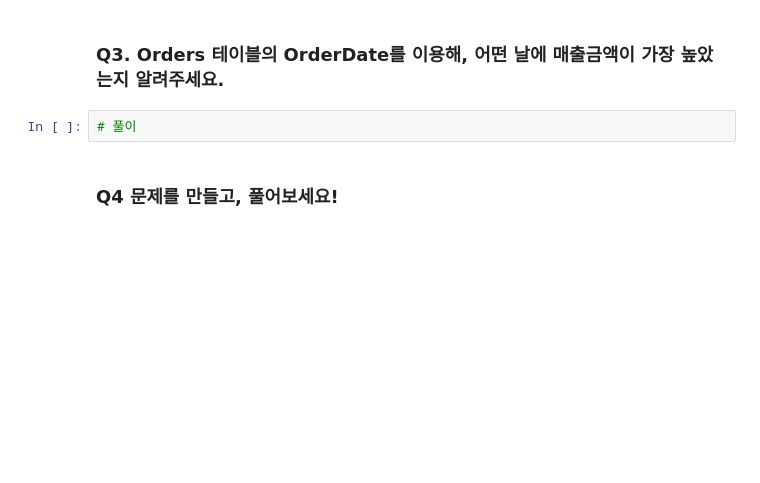
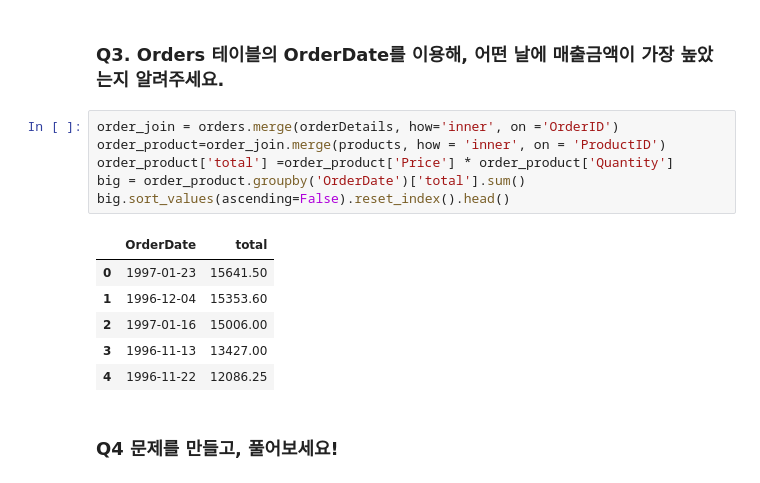
Before and after one commit to canary4651/TIL, a Jupyter notebook: jupyter/SQL & Pandas INNER JOIN.ipynb, the cells around one changed output. Cells and saved outputs as stored; diff of their text form; blank space fills up the shorter version.

```diff
--- a/jupyter/SQL & Pandas INNER JOIN.ipynb
+++ b/jupyter/SQL & Pandas INNER JOIN.ipynb
@@ -313,6 +366,17 @@ Name: TotalPricePerProduct, Length: 118, dtype: float64
 # %% [markdown]
 ### Q3. Orders 테이블의 OrderDate를 이용해, 어떤 날에 매출금액이 가장 높았는지 알려주세요.
-# %%
-# 풀이
+# %%
+order_join = orders.merge(orderDetails, how='inner', on ='OrderID')
+order_product=order_join.merge(products, how = 'inner', on = 'ProductID')
+order_product['total'] =order_product['Price'] * order_product['Quantity']
+big = order_product.groupby('OrderDate')['total'].sum()
+big.sort_values(ascending=False).reset_index().head()
+# %% [output]
+|  | OrderDate | total |
+| 0 | 1997-01-23 | 15641.50 |
+| 1 | 1996-12-04 | 15353.60 |
+| 2 | 1997-01-16 | 15006.00 |
+| 3 | 1996-11-13 | 13427.00 |
+| 4 | 1996-11-22 | 12086.25 |
 # %% [markdown]
 ### Q4 문제를 만들고, 풀어보세요!
```
Also changed, not shown: parts of 10 cells of this notebook, 3 other files.
